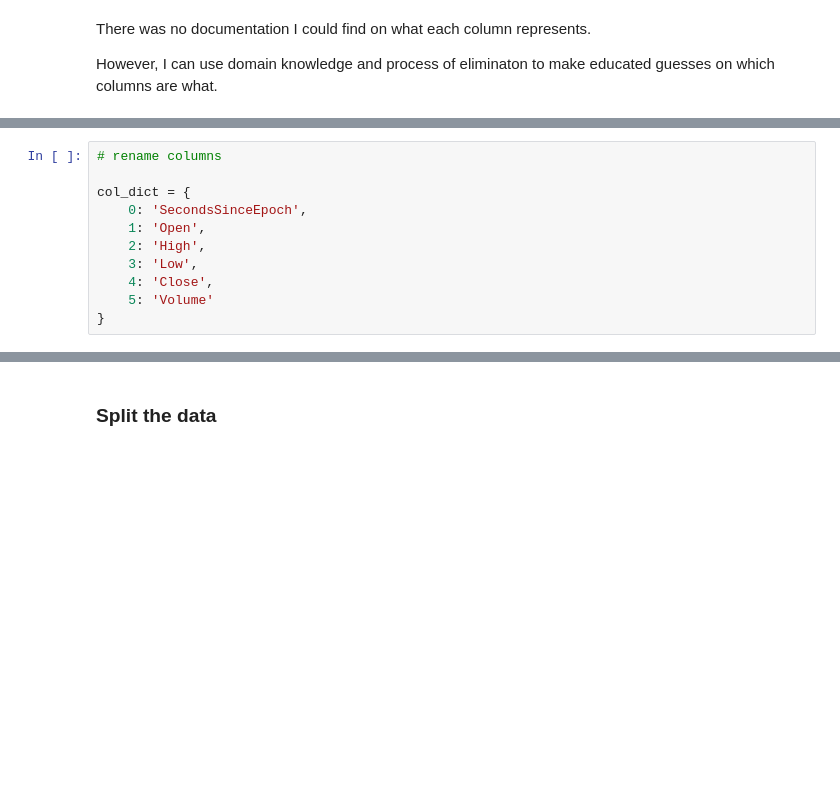
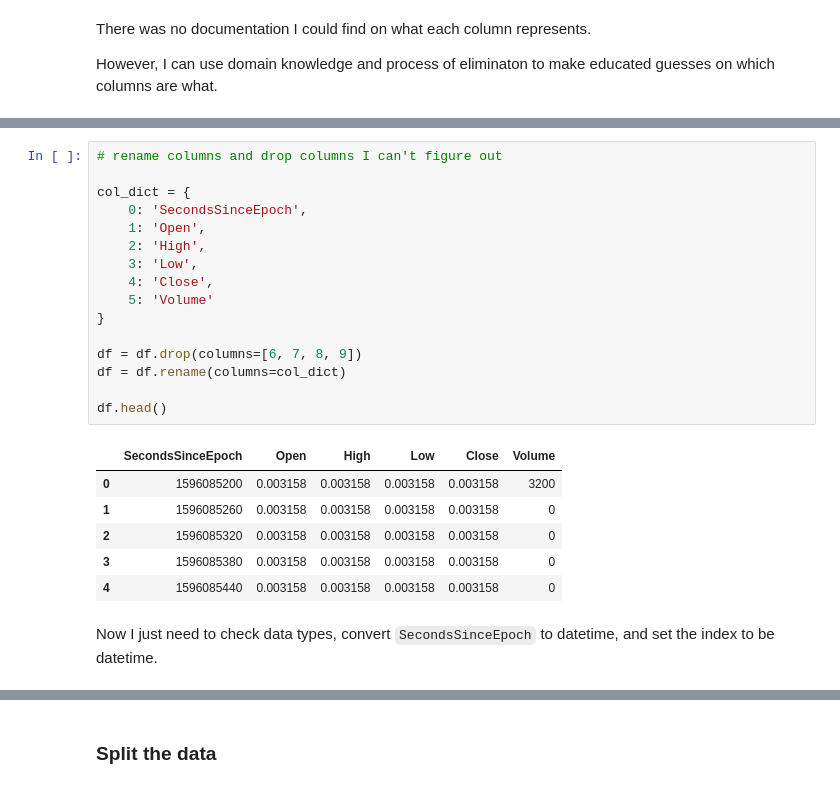
Before and after one commit to KwameTaylor/bitcoin-dogecoin, a Jupyter notebook: dogecoin.ipynb, the cells around one changed output, grey strips where cells are left out. Drawn from its saved outputs; the diff is of its cells as text; blank space fills up the shorter version.

Commit message:
finish wrangle of new minute data

````diff
--- a/dogecoin.ipynb
+++ b/dogecoin.ipynb
@@ -171,13 +173,27 @@ df.describe()
 | 75% | 1.608291e+09 | 0.003907 | 0.003907 | 0.003906 | 0.003907 | 0.000000e+00 | 0.000000e+00 | 0.000000e+00 | 0.000000e+00 | 0.000000 |
 | max | 1.612376e+09 | 0.085995 | 0.087381 | 0.083201 | 0.085995 | 4.248405e+07 | 1.403784e+06 | 2.364880e+07 | 1.908171e+06 | 3431.000000 |
 # %%
-# rename columns
+# rename columns and drop columns I can't figure out
 
 col_dict = {
     0: 'SecondsSinceEpoch',
     1: 'Open',
     2: 'High',
     3: 'Low',
     4: 'Close',
     5: 'Volume'
 }
+
+df = df.drop(columns=[6, 7, 8, 9])
+df = df.rename(columns=col_dict)
+
+df.head()
+# %% [output]
+|  | SecondsSinceEpoch | Open | High | Low | Close | Volume |
+| 0 | 1596085200 | 0.003158 | 0.003158 | 0.003158 | 0.003158 | 3200 |
+| 1 | 1596085260 | 0.003158 | 0.003158 | 0.003158 | 0.003158 | 0 |
+| 2 | 1596085320 | 0.003158 | 0.003158 | 0.003158 | 0.003158 | 0 |
+| 3 | 1596085380 | 0.003158 | 0.003158 | 0.003158 | 0.003158 | 0 |
+| 4 | 1596085440 | 0.003158 | 0.003158 | 0.003158 | 0.003158 | 0 |
+# %% [markdown]
+Now I just need to check data types, convert ```SecondsSinceEpoch``` to datetime, and set the index to be datetime.
````
Also changed, not shown: parts of 20 cells of this notebook.
